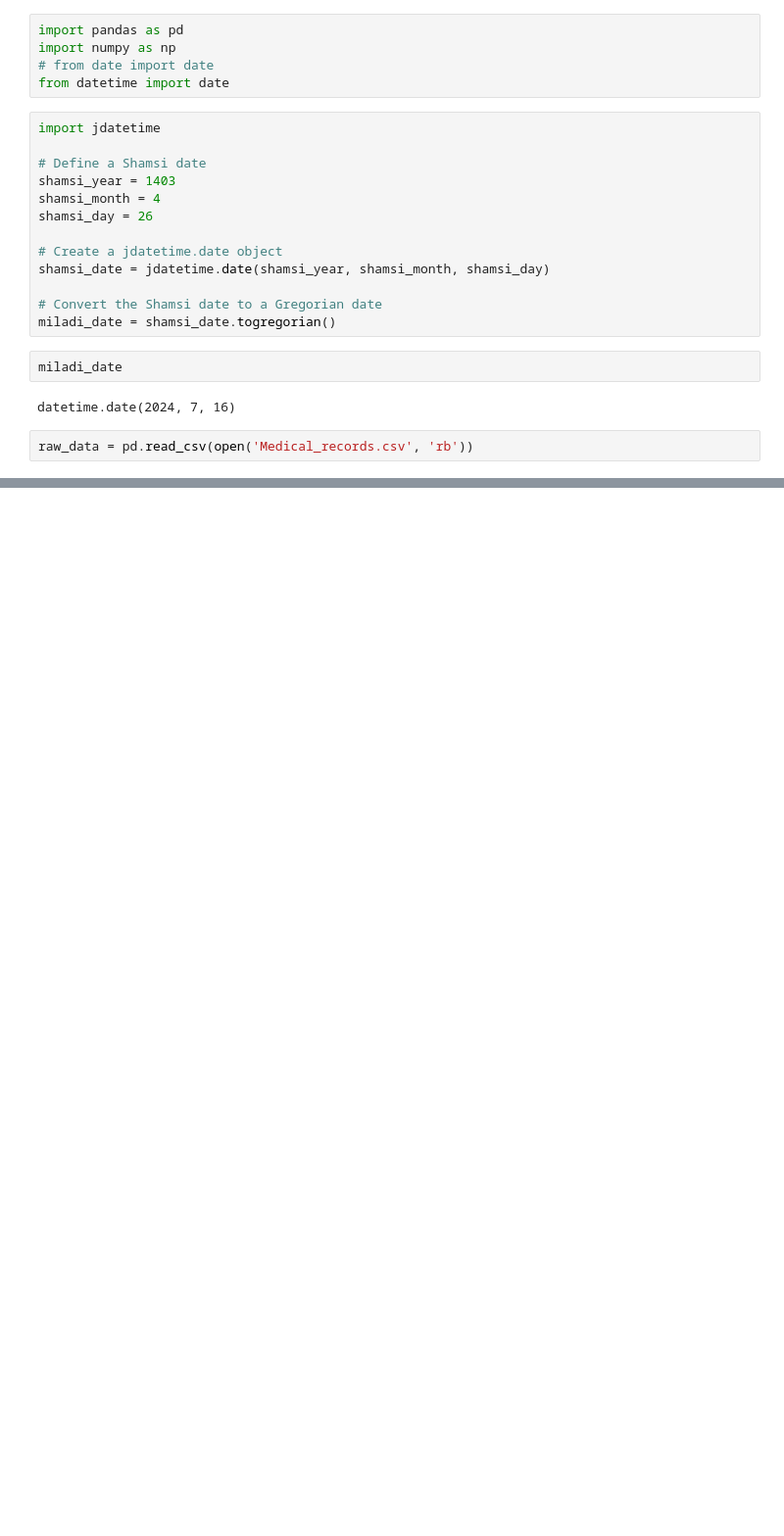
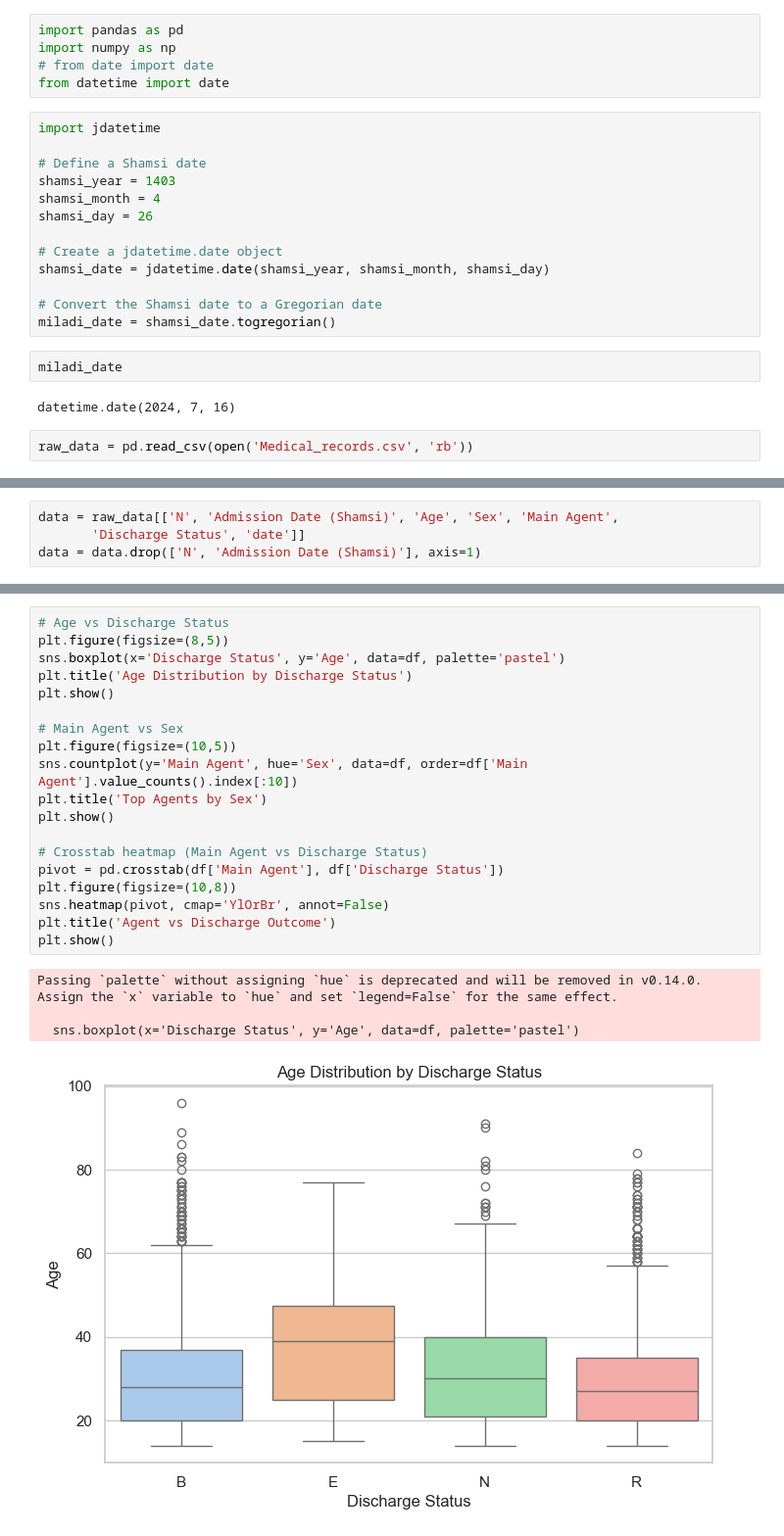
Before and after one commit to AlirezaPNouri/Codes_at_home, a Jupyter notebook: Pre_processing.ipynb, the cells around one changed output, grey strips where cells are left out. Shown at 98% size. Saved outputs shown, nothing was run; the diff lists cells and outputs as text; blank space fills up the shorter version.

```diff
--- a/Pre_processing.ipynb
+++ b/Pre_processing.ipynb
@@ -84,0 +88,4 @@ w = time_fixer(str(t_))
+# %%
+data = raw_data[['N', 'Admission Date (Shamsi)', 'Age', 'Sex', 'Main Agent',
+       'Discharge Status', 'date']]
+data = data.drop(['N', 'Admission Date (Shamsi)'], axis=1)
@@ -84,0 +727,24 @@ w = time_fixer(str(t_))
+# %%
+# Age vs Discharge Status
+plt.figure(figsize=(8,5))
+sns.boxplot(x='Discharge Status', y='Age', data=df, palette='pastel')
+plt.title('Age Distribution by Discharge Status')
+plt.show()
+
+# Main Agent vs Sex
+plt.figure(figsize=(10,5))
+sns.countplot(y='Main Agent', hue='Sex', data=df, order=df['Main Agent'].value_counts().index[:10])
+plt.title('Top Agents by Sex')
+plt.show()
+
+# Crosstab heatmap (Main Agent vs Discharge Status)
+pivot = pd.crosstab(df['Main Agent'], df['Discharge Status'])
+plt.figure(figsize=(10,8))
+sns.heatmap(pivot, cmap='YlOrBr', annot=False)
+plt.title('Agent vs Discharge Outcome')
+plt.show()
+# %% [output]
+Passing `palette` without assigning `hue` is deprecated and will be removed in v0.14.0. Assign the `x` variable to `hue` and set `legend=False` for the same effect.
+
+  sns.boxplot(x='Discharge Status', y='Age', data=df, palette='pastel')
+[figure, added]
```
Also changed, not shown: parts of 31 cells of this notebook.
